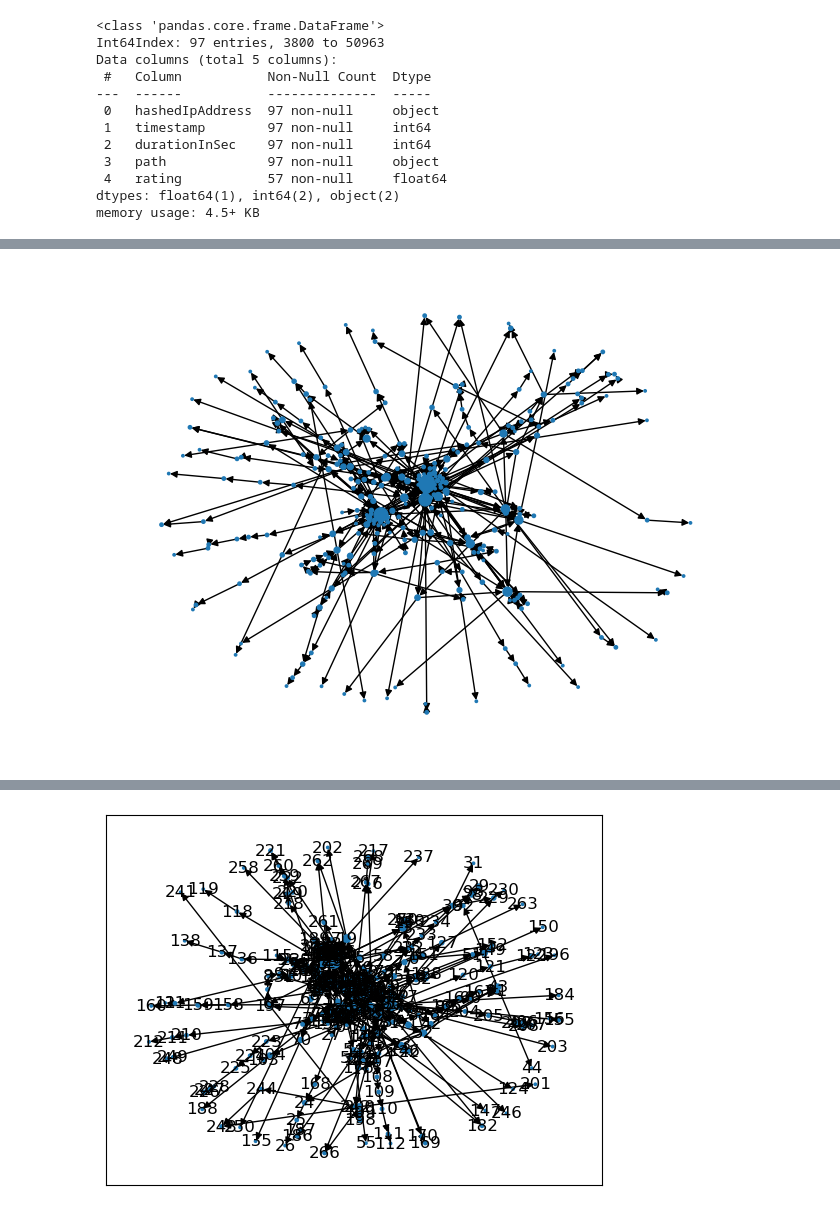
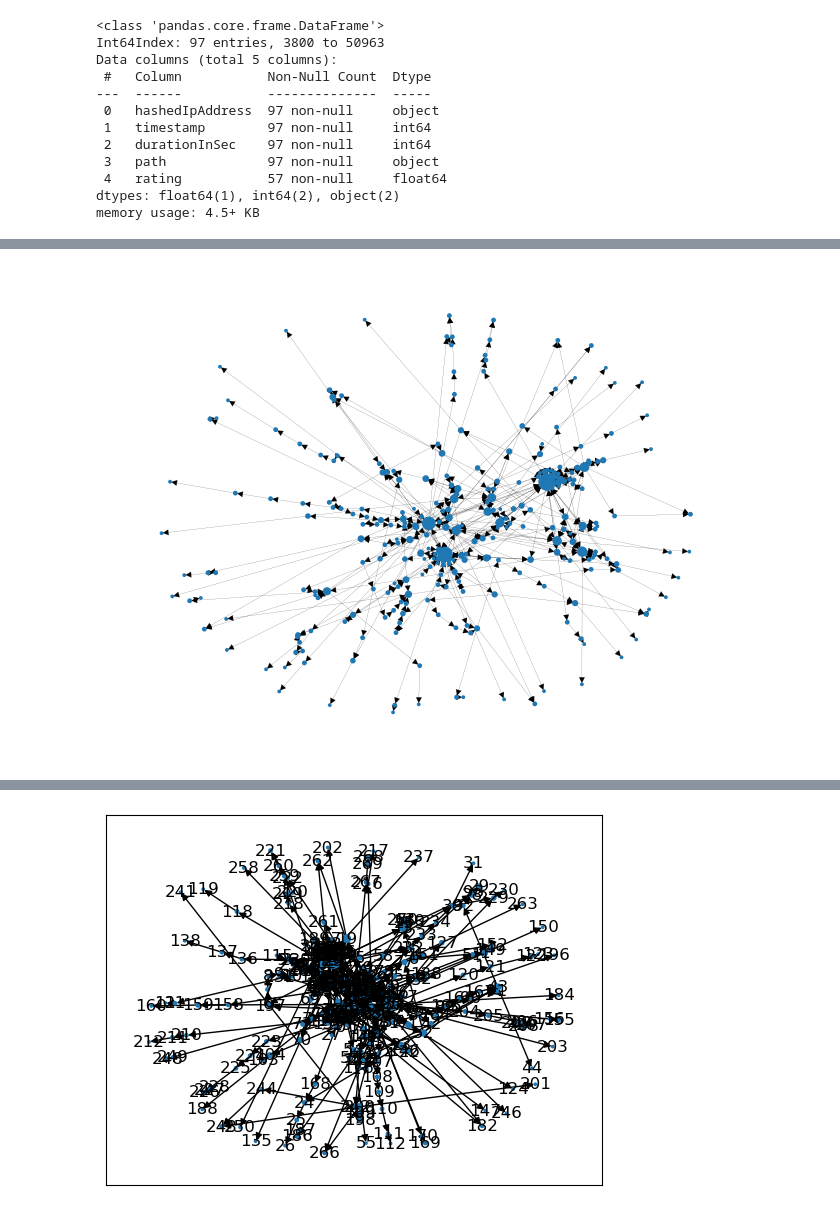
Before and after one commit to epfl-ada/ada-2022-project-hltw, a Jupyter notebook: Explore Data.ipynb, the cells around one changed output, grey strips where cells are left out. Drawn from its saved outputs; the diff is of its cells as text; code cells hidden in the pictures.

```diff
--- a/Explore Data.ipynb
+++ b/Explore Data.ipynb
@@ -169,5 +187,5 @@ graph_hp, graph_degree_hp = generate_graph_from_path(dataset=df_contain_hp, cuto
 # %%
-nx.draw(graph_hp, node_size=[v * 3 for v in graph_degree_hp.values()])
+nx.draw(graph_hp, node_size=[v * 3 for v in graph_degree_hp.values()], width=0.1)
 # %% [output]
-[figure, old version]
+[figure, new version]
 # %%
```
Also changed, not shown: parts of 3 cells of this notebook.
